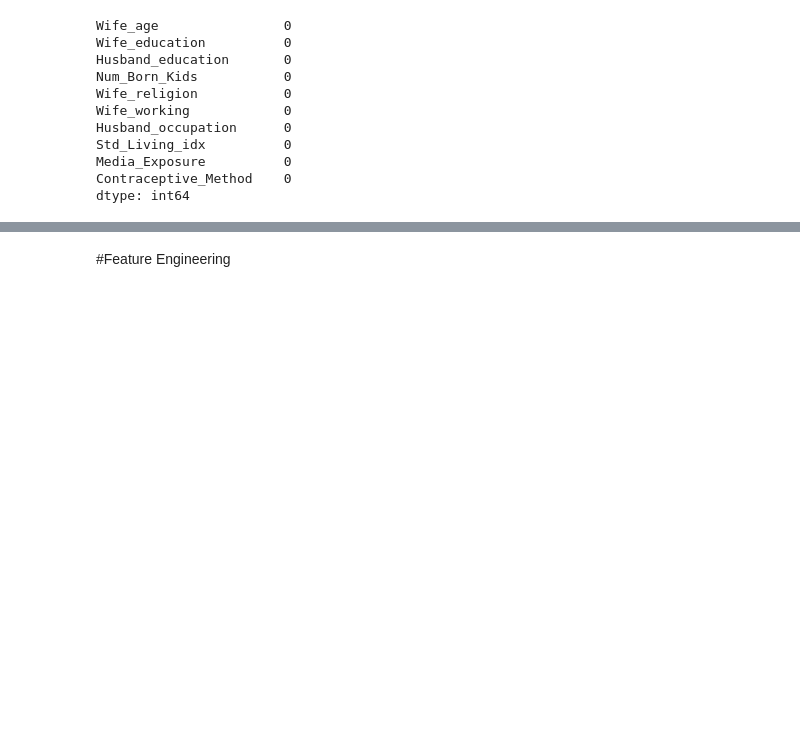
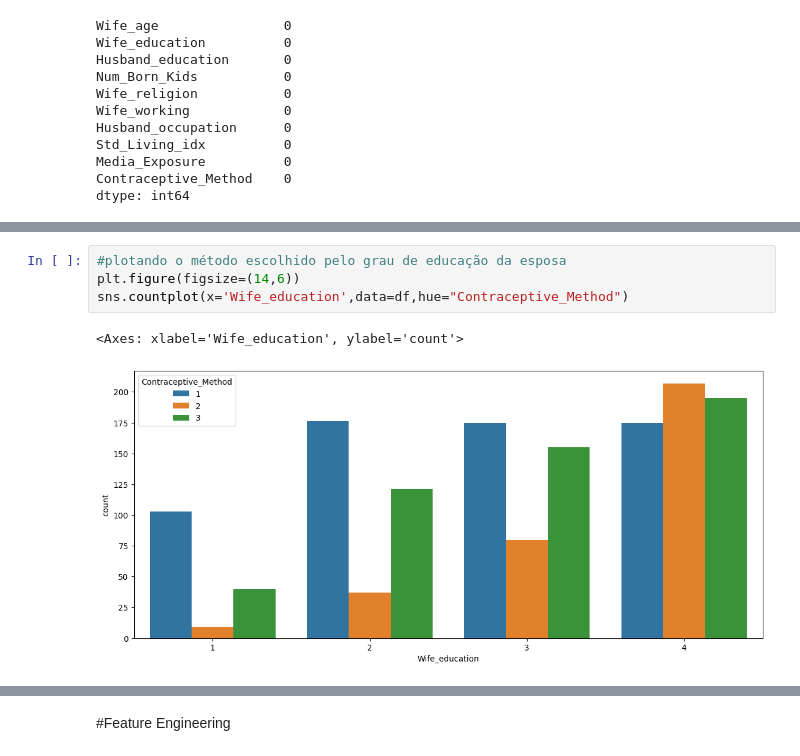
Before and after one commit to luanbezerra/Projeto-de-Estatistica, a Jupyter notebook: Naive_Bayes.ipynb, the cells around one changed output, grey strips where cells are left out. Drawn from its saved outputs; the diff is of its cells as text; blank space fills up the shorter version.

```diff
--- a/Naive_Bayes.ipynb
+++ b/Naive_Bayes.ipynb
@@ -93,0 +122,7 @@ dtype: int64
+# %%
+#plotando o método escolhido pelo grau de educação da esposa
+plt.figure(figsize=(14,6))
+sns.countplot(x='Wife_education',data=df,hue="Contraceptive_Method")
+# %% [output]
+<Axes: xlabel='Wife_education', ylabel='count'>
+[figure, added]
```
Also changed, not shown: parts of 25 cells of this notebook.
